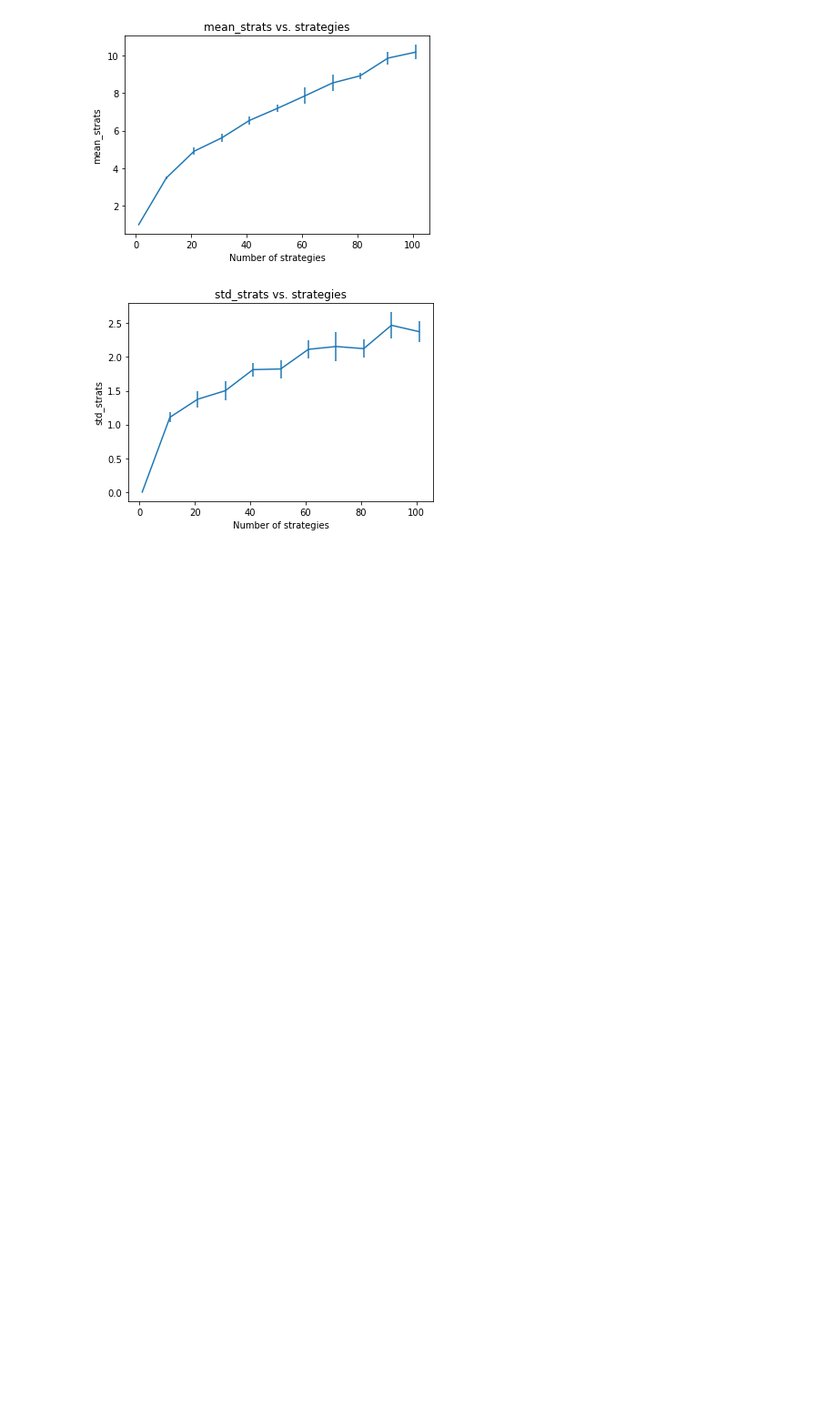
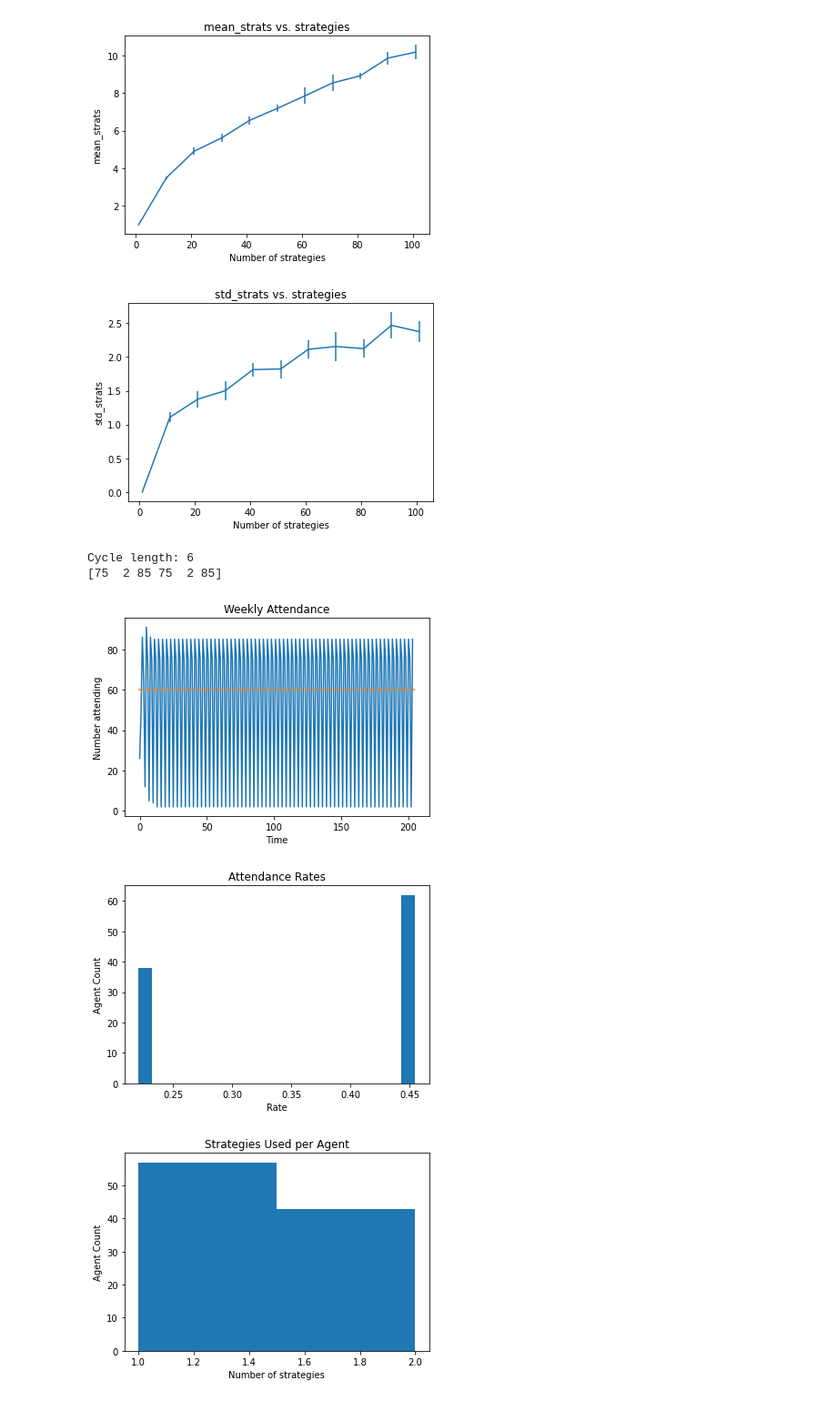
Before and after one commit to rebeku/El-Farol-Bar-Problem, a Jupyter notebook: V2/Experiments.ipynb, the cells around one changed output. Shown at 91% size. Cells and saved outputs as stored; diff of their text form; code cells hidden in the pictures; blank space fills up the shorter version.

```diff
--- a/V2/Experiments.ipynb
+++ b/V2/Experiments.ipynb
@@ -331,3 +331,11 @@ experiment(x_name, x_range, n_reps, rng)
 [figure]
 [figure]
 [figure]
+# %%
+summarize_run(memory=2, strategies=2, seed=22, n_iter=200)
+# %% [output]
+Cycle length: 6
+[75  2 85 75  2 85]
+[figure, added]
+[figure, added]
+[figure, added]
```
Also changed, not shown: parts of 2 cells of this notebook, 1 other file.
